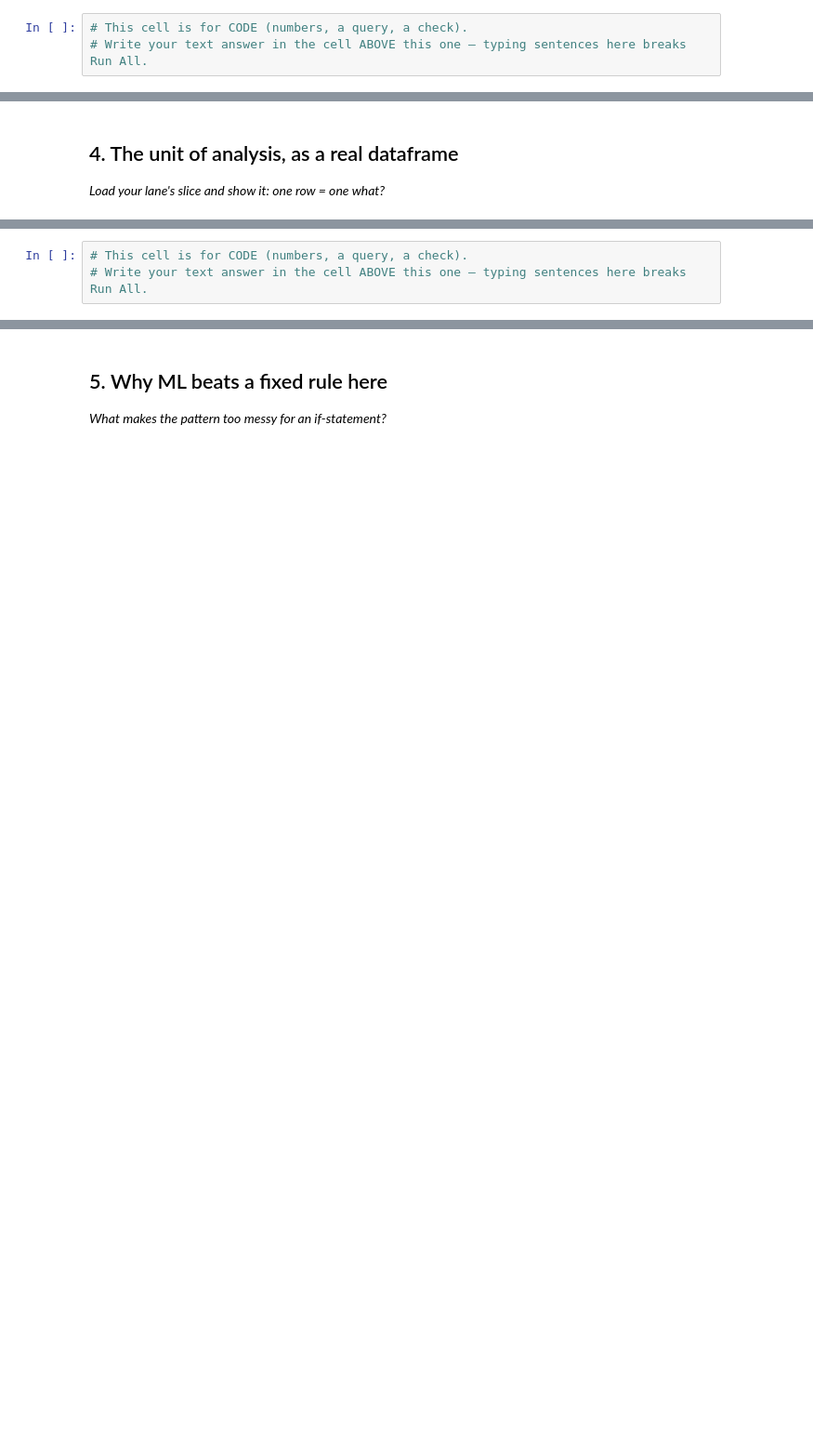
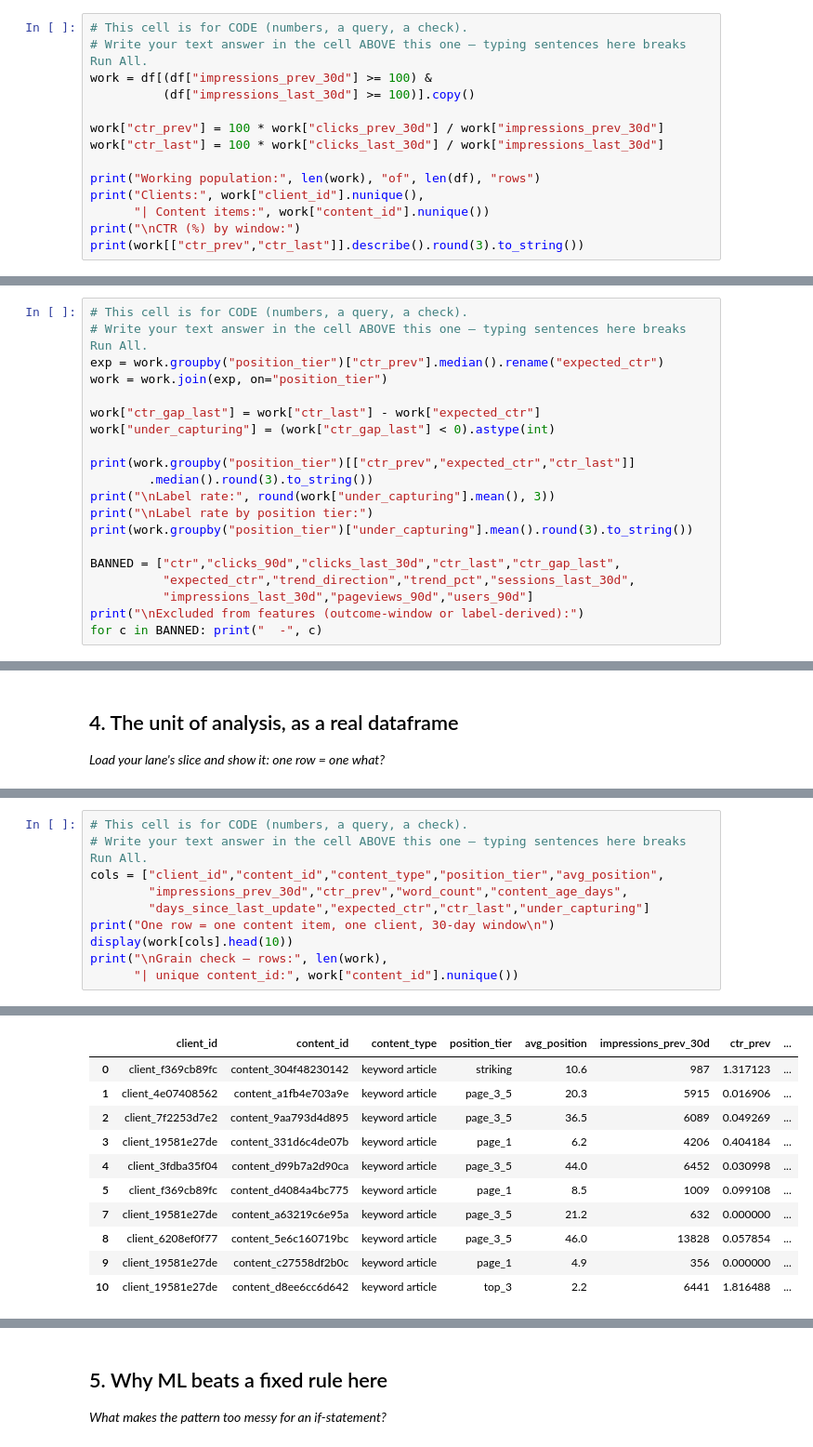
Before and after one commit to amanparganiha/flyrank-ml-internship, a Jupyter notebook: work/notebooks/w02_ml_task_framing.ipynb, the cells around one changed output, grey strips where cells are left out. Shown at 93% size. Saved outputs shown, nothing was run; the diff lists cells and outputs as text; blank space fills up the shorter version.

```diff
--- a/work/notebooks/w02_ml_task_framing.ipynb
+++ b/work/notebooks/w02_ml_task_framing.ipynb
@@ -13,3 +39,14 @@ This skeleton is yours to fill. Work the sections **in order** — each one has
 # %%
 # This cell is for CODE (numbers, a query, a check).
 # Write your text answer in the cell ABOVE this one — typing sentences here breaks Run All.
+work = df[(df["impressions_prev_30d"] >= 100) &
+          (df["impressions_last_30d"] >= 100)].copy()
+
+work["ctr_prev"] = 100 * work["clicks_prev_30d"] / work["impressions_prev_30d"]
+work["ctr_last"] = 100 * work["clicks_last_30d"] / work["impressions_last_30d"]
+
+print("Working population:", len(work), "of", len(df), "rows")
+print("Clients:", work["client_id"].nunique(),
+      "| Content items:", work["content_id"].nunique())
+print("\nCTR (%) by window:")
+print(work[["ctr_prev","ctr_last"]].describe().round(3).to_string())
@@ -22,0 +92,20 @@ This skeleton is yours to fill. Work the sections **in order** — each one has
+# %%
+# This cell is for CODE (numbers, a query, a check).
+# Write your text answer in the cell ABOVE this one — typing sentences here breaks Run All.
+exp = work.groupby("position_tier")["ctr_prev"].median().rename("expected_ctr")
+work = work.join(exp, on="position_tier")
+
+work["ctr_gap_last"] = work["ctr_last"] - work["expected_ctr"]
+work["under_capturing"] = (work["ctr_gap_last"] < 0).astype(int)
+
+print(work.groupby("position_tier")[["ctr_prev","expected_ctr","ctr_last"]]
+        .median().round(3).to_string())
+print("\nLabel rate:", round(work["under_capturing"].mean(), 3))
+print("\nLabel rate by position tier:")
+print(work.groupby("position_tier")["under_capturing"].mean().round(3).to_string())
+
+BANNED = ["ctr","clicks_90d","clicks_last_30d","ctr_last","ctr_gap_last",
+          "expected_ctr","trend_direction","trend_pct","sessions_last_30d",
+          "impressions_last_30d","pageviews_90d","users_90d"]
+print("\nExcluded from features (outcome-window or label-derived):")
+for c in BANNED: print("  -", c)
@@ -34,3 +197,11 @@ This skeleton is yours to fill. Work the sections **in order** — each one has
 # %%
 # This cell is for CODE (numbers, a query, a check).
 # Write your text answer in the cell ABOVE this one — typing sentences here breaks Run All.
+cols = ["client_id","content_id","content_type","position_tier","avg_position",
+        "impressions_prev_30d","ctr_prev","word_count","content_age_days",
+        "days_since_last_update","expected_ctr","ctr_last","under_capturing"]
+print("One row = one content item, one client, 30-day window\n")
+display(work[cols].head(10))
+print("\nGrain check — rows:", len(work),
+      "| unique content_id:", work["content_id"].nunique())
+# %% [output]
@@ -36,0 +209,11 @@ This skeleton is yours to fill. Work the sections **in order** — each one has
+|  | client_id | content_id | content_type | position_tier | avg_position | impressions_prev_30d | ctr_prev | ... |
+| 0 | client_f369cb89fc | content_304f48230142 | keyword article | striking | 10.6 | 987 | 1.317123 | ... |
+| 1 | client_4e07408562 | content_a1fb4e703a9e | keyword article | page_3_5 | 20.3 | 5915 | 0.016906 | ... |
+| 2 | client_7f2253d7e2 | content_9aa793d4d895 | keyword article | page_3_5 | 36.5 | 6089 | 0.049269 | ... |
+| 3 | client_19581e27de | content_331d6c4de07b | keyword article | page_1 | 6.2 | 4206 | 0.404184 | ... |
+| 4 | client_3fdba35f04 | content_d99b7a2d90ca | keyword article | page_3_5 | 44.0 | 6452 | 0.030998 | ... |
+| 5 | client_f369cb89fc | content_d4084a4bc775 | keyword article | page_1 | 8.5 | 1009 | 0.099108 | ... |
+| 7 | client_19581e27de | content_a63219c6e95a | keyword article | page_3_5 | 21.2 | 632 | 0.000000 | ... |
+| 8 | client_6208ef0f77 | content_5e6c160719bc | keyword article | page_3_5 | 46.0 | 13828 | 0.057854 | ... |
+| 9 | client_19581e27de | content_c27558df2b0c | keyword article | page_1 | 4.9 | 356 | 0.000000 | ... |
+| 10 | client_19581e27de | content_d8ee6cc6d642 | keyword article | top_3 | 2.2 | 6441 | 1.816488 | ... |
```
Also changed, not shown: parts of 15 cells of this notebook.
